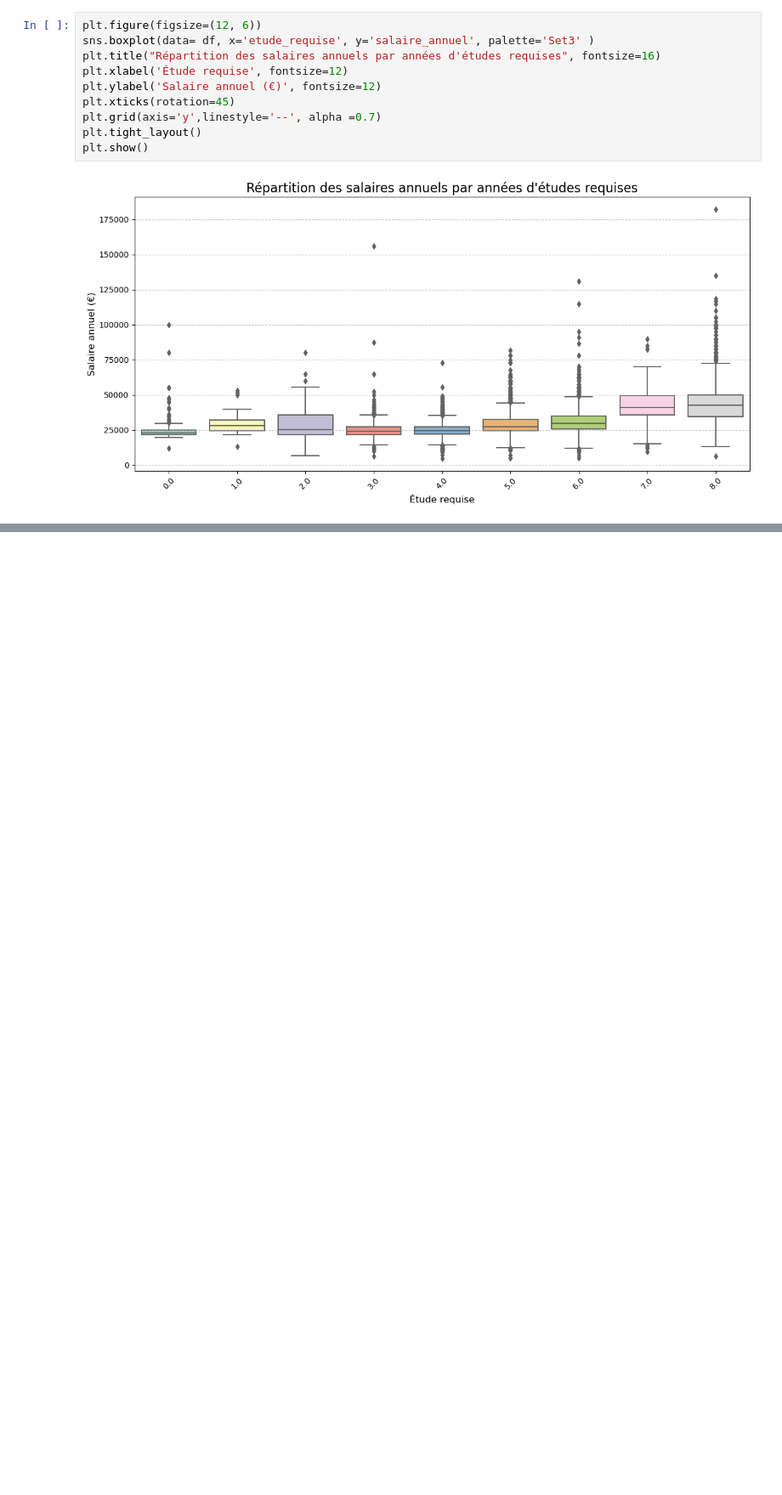
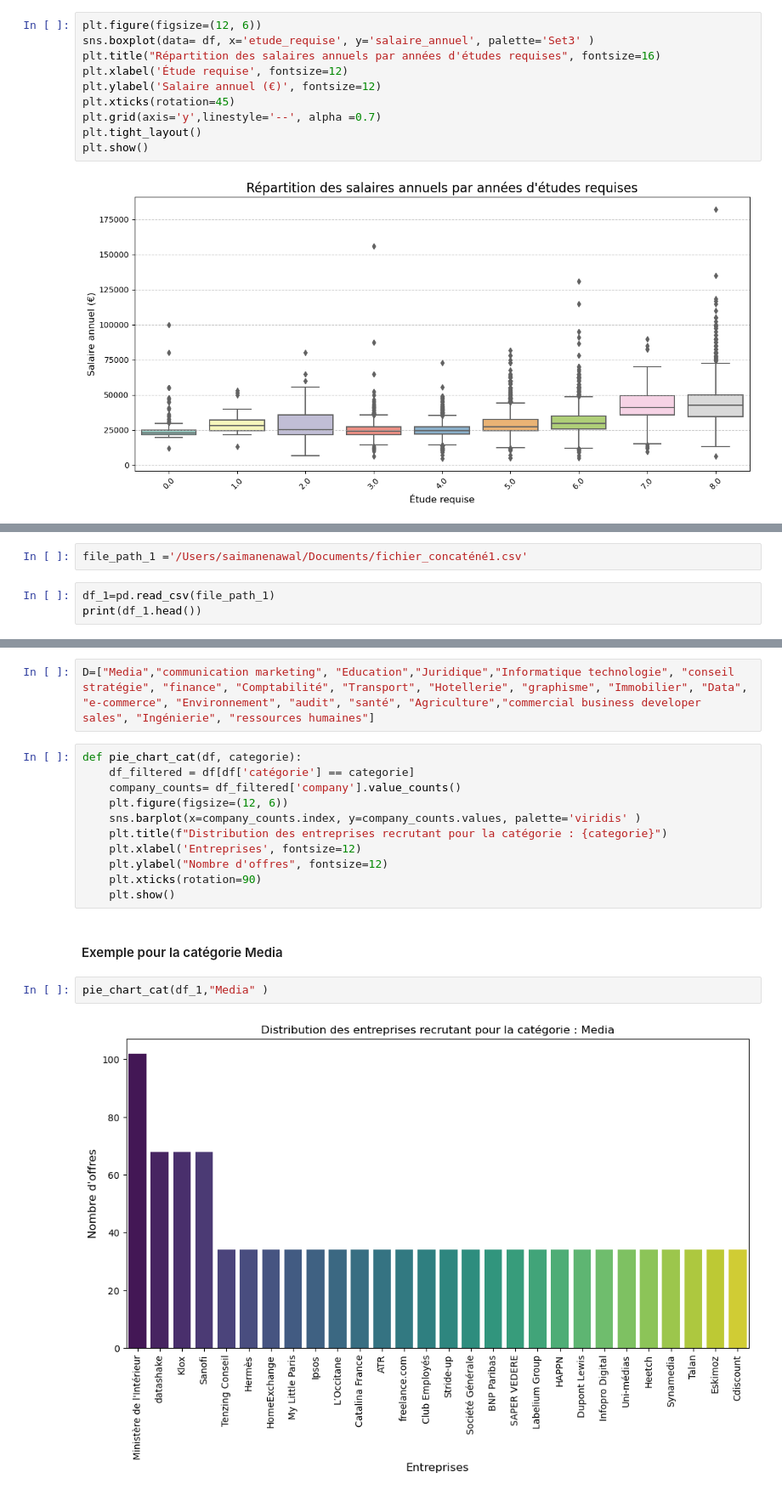
Before and after one commit to smnnawal4/projet-salaires, a Jupyter notebook: stats.ipynb, the cells around one changed output, grey strips where cells are left out. Shown at 85% size. Drawn from its saved outputs; the diff is of its cells as text; blank space fills up the shorter version.

```diff
--- a/stats.ipynb
+++ b/stats.ipynb
@@ -155,0 +159,5 @@ plt.show()
+# %%
+file_path_1 ='/Users/saimanenawal/Documents/fichier_concaténé1.csv'
+# %%
+df_1=pd.read_csv(file_path_1)
+print(df_1.head())
@@ -155,0 +182,19 @@ plt.show()
+# %%
+D=["Media","communication marketing", "Education","Juridique","Informatique technologie", "conseil stratégie", "finance", "Comptabilité", "Transport", "Hotellerie", "graphisme", "Immobilier", "Data", "e-commerce", "Environnement", "audit", "santé", "Agriculture","commercial business developer sales", "Ingénierie", "ressources humaines"]
+# %%
+def pie_chart_cat(df, categorie):
+    df_filtered = df[df['catégorie'] == categorie]
+    company_counts= df_filtered['company'].value_counts()
+    plt.figure(figsize=(12, 6))
+    sns.barplot(x=company_counts.index, y=company_counts.values, palette='viridis' )
+    plt.title(f"Distribution des entreprises recrutant pour la catégorie : {categorie}")
+    plt.xlabel('Entreprises', fontsize=12)
+    plt.ylabel("Nombre d'offres", fontsize=12)
+    plt.xticks(rotation=90)
+    plt.show()
+# %% [markdown]
+#### Exemple pour la catégorie Media
+# %%
+pie_chart_cat(df_1,"Media" )
+# %% [output]
+[figure, added]
```
Also changed, not shown: parts of 2 cells of this notebook, 1 other file.
